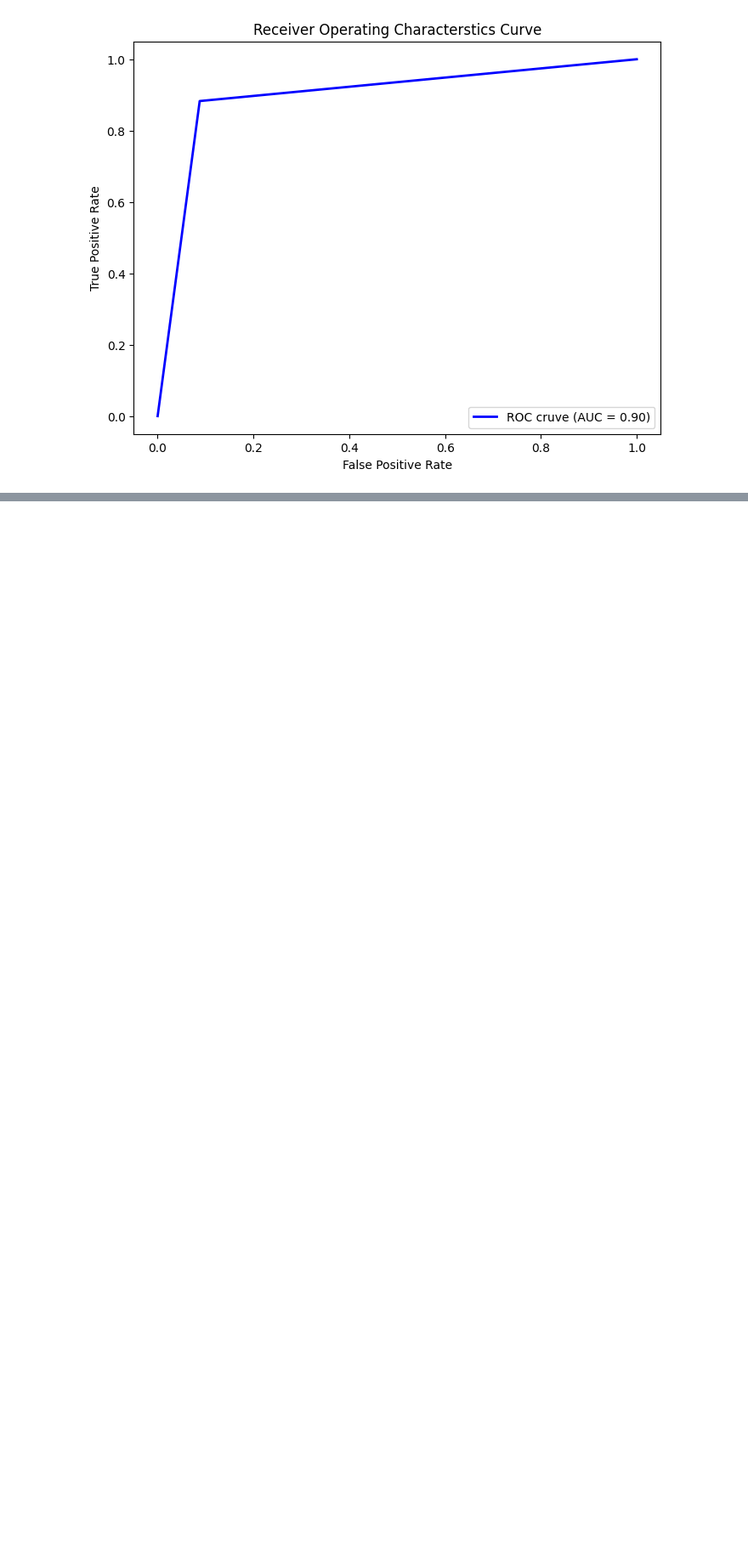
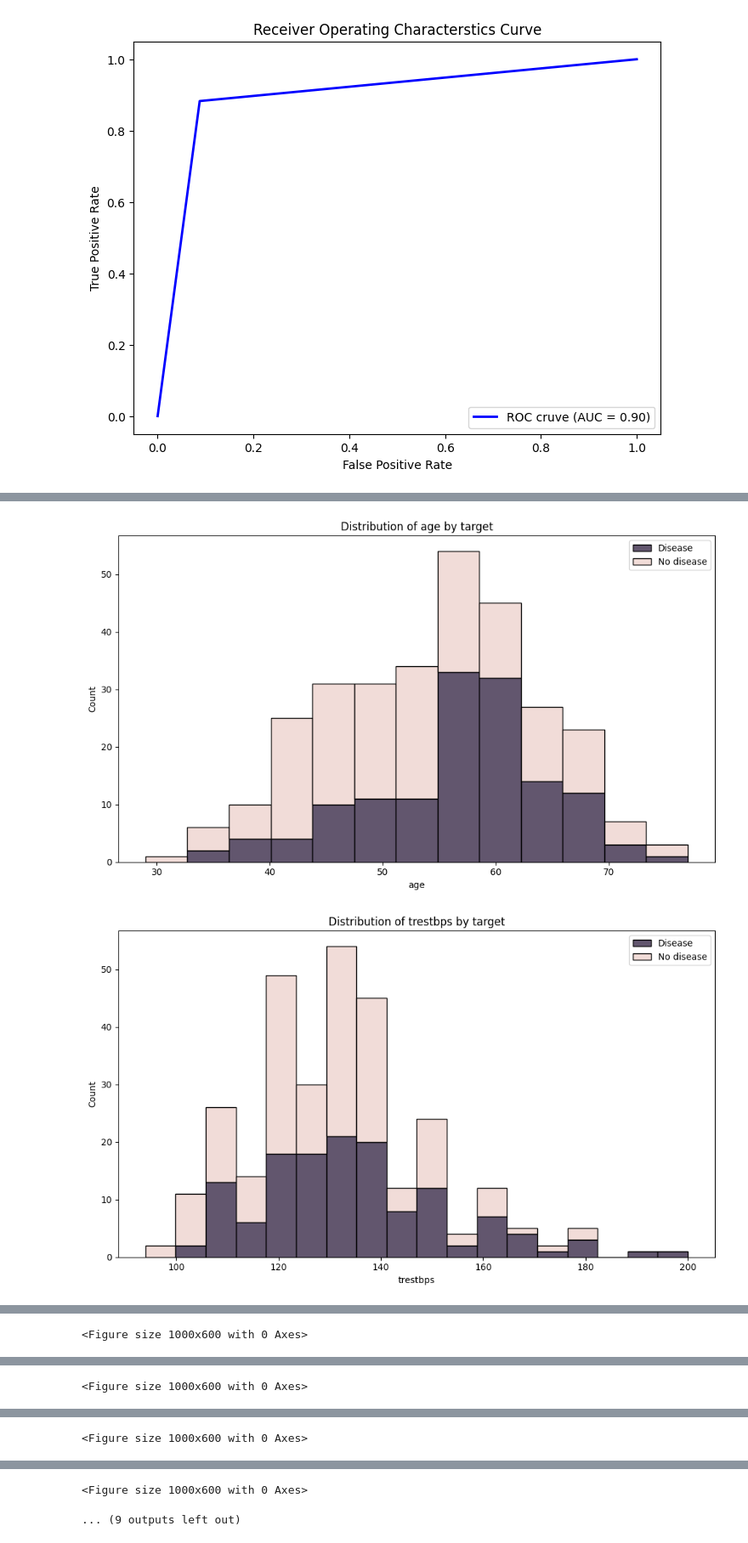
Before and after one commit to Rudobrody/Studies_AI_1_Term, a Jupyter notebook: PUM/LinearClassification/LabLinearClassification.ipynb, the cells around one changed output, grey strips where cells are left out. Shown at 85% size. Saved outputs shown, nothing was run; the diff lists cells and outputs as text; code cells hidden in the pictures; blank space fills up the shorter version.

```diff
--- a/PUM/LinearClassification/LabLinearClassification.ipynb
+++ b/PUM/LinearClassification/LabLinearClassification.ipynb
@@ -762,0 +627,15 @@ Index(['age', 'sex', 'cp', 'trestbps', 'chol', 'fbs', 'restecg', 'thalach',
+# %%
+# Computing mean value
+for feature in continious_features:
+    mean = df[feature].mean().__round__()
+    print(f"Mean value for {feature} is: {mean}")
+
+# Computing mode for cateogircal features
+for feature in categorical_features:
+    mode = df[feature].mode()[0]
+    print(f"Mode value for {feature} is: {mode}")
+
+# Computing median for discrete features
+for feature in discrete_features:
+    median = df[feature].median()
+    print(f"Median value for {feature} is {median}")
@@ -762,0 +705,13 @@ Index(['age', 'sex', 'cp', 'trestbps', 'chol', 'fbs', 'restecg', 'thalach',
+# %%
+for feature in continious_features:
+
+    plot_feature_histogram(df, feature, is_categorical=False)
+
+for feature in categorical_features:
+
+    plot_feature_histogram(df, feature, is_categorical=True)
+
+plot_feature_histogram(df, 'ca', is_categorical=False, is_discrete=True)
+# %% [output]
+[figure, added]
+[figure, added]
@@ -762,0 +721 @@ Index(['age', 'sex', 'cp', 'trestbps', 'chol', 'fbs', 'restecg', 'thalach',
+<Figure size 1000x600 with 0 Axes>
@@ -762,0 +723 @@ Index(['age', 'sex', 'cp', 'trestbps', 'chol', 'fbs', 'restecg', 'thalach',
+<Figure size 1000x600 with 0 Axes>
@@ -762,0 +725 @@ Index(['age', 'sex', 'cp', 'trestbps', 'chol', 'fbs', 'restecg', 'thalach',
+<Figure size 1000x600 with 0 Axes>
@@ -762,0 +727,2 @@ Index(['age', 'sex', 'cp', 'trestbps', 'chol', 'fbs', 'restecg', 'thalach',
+<Figure size 1000x600 with 0 Axes>
+... (9 outputs left out)
```
Also changed, not shown: parts of 32 cells of this notebook.
